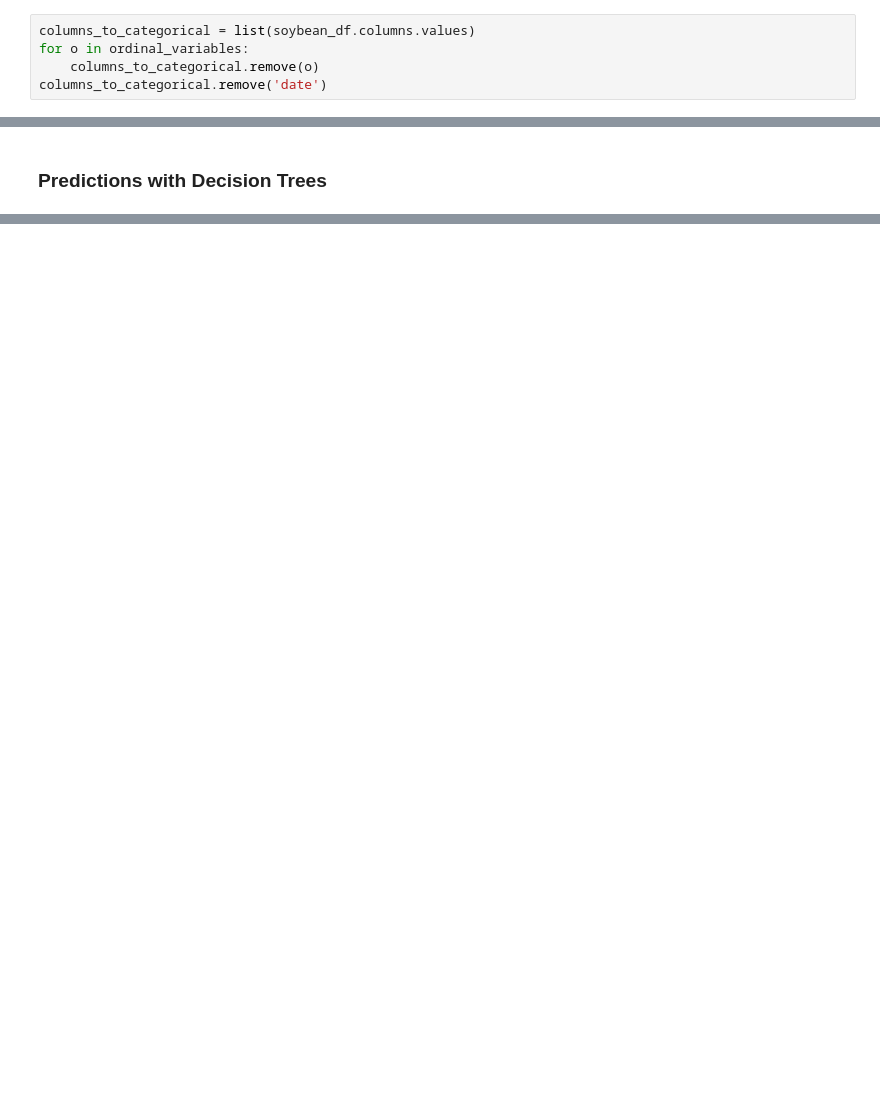
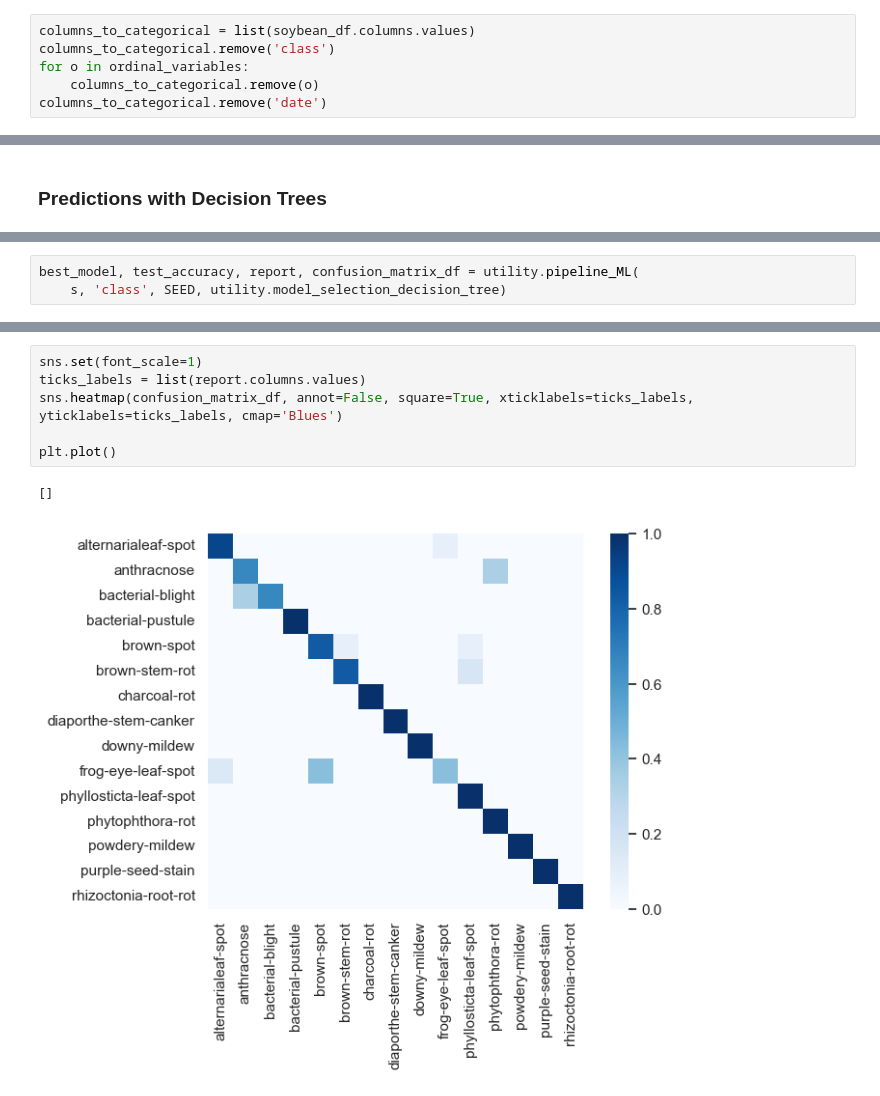
Before and after one commit to VladMarianCimpeanu/DIQ-assignment, a Jupyter notebook: code/soybean_notebook.ipynb, the cells around one changed output, grey strips where cells are left out. Saved outputs shown, nothing was run; the diff lists cells and outputs as text; blank space fills up the shorter version.

Commit message:
updated notebook with decision tree pipeline. Only testing.

```diff
--- a/code/soybean_notebook.ipynb
+++ b/code/soybean_notebook.ipynb
@@ -409,6 +409,7 @@ plt.show()
 Before making any prediction, we transform with one hot encoding the remaining categorical variables.
 # %%
 columns_to_categorical = list(soybean_df.columns.values)
+columns_to_categorical.remove('class')
 for o in ordinal_variables:
     columns_to_categorical.remove(o)
 columns_to_categorical.remove('date')
@@ -456,0 +444,3 @@ def build_heatmap(model, X, y):
+# %%
+best_model, test_accuracy, report, confusion_matrix_df = utility.pipeline_ML(
+    s, 'class', SEED, utility.model_selection_decision_tree)
@@ -456,0 +459,9 @@ def build_heatmap(model, X, y):
+# %%
+sns.set(font_scale=1)
+ticks_labels = list(report.columns.values)
+sns.heatmap(confusion_matrix_df, annot=False, square=True, xticklabels=ticks_labels, yticklabels=ticks_labels, cmap='Blues')
+
+plt.plot()
+# %% [output]
+[]
+[figure, added]
```
Also changed, not shown: parts of 15 cells of this notebook.
